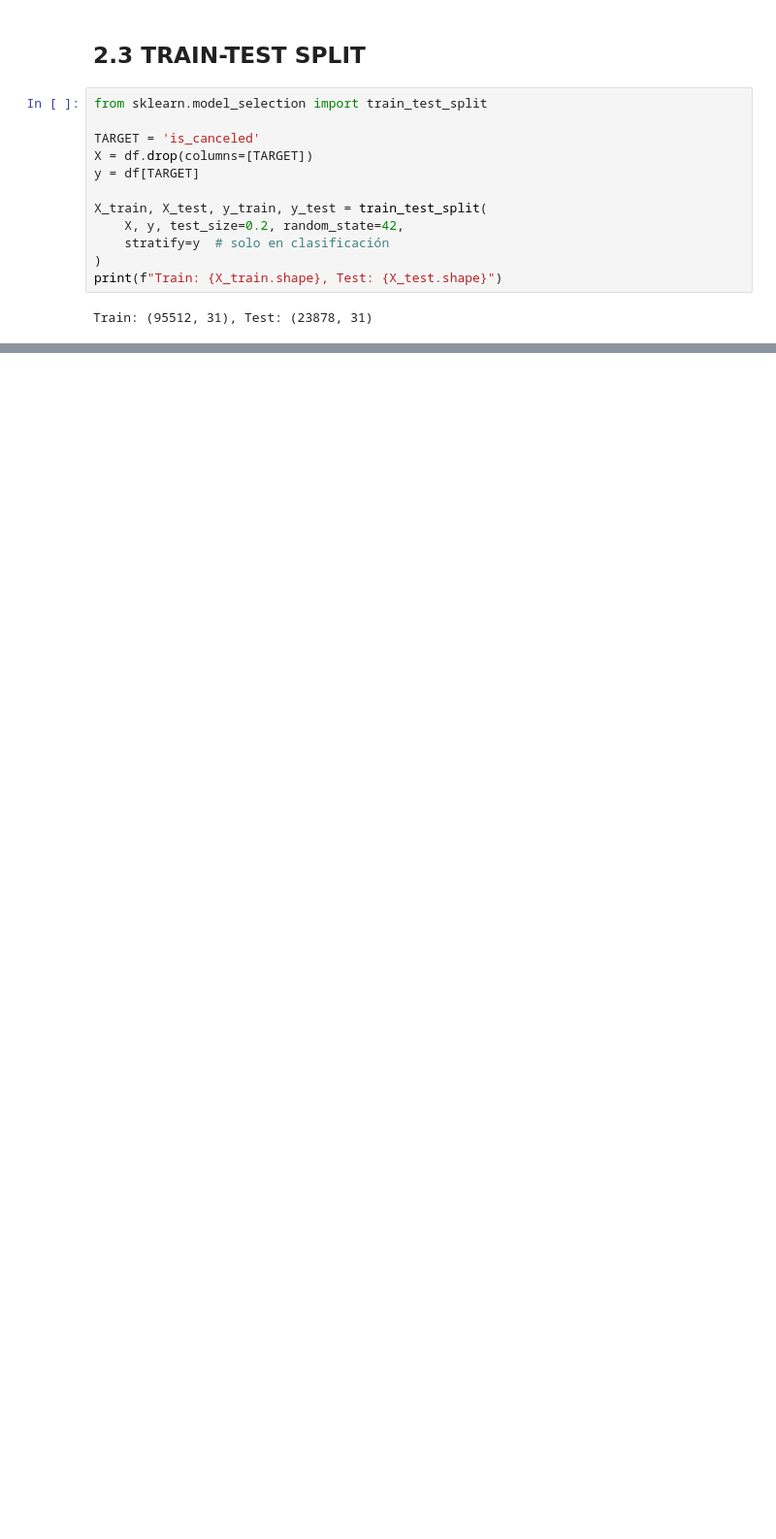
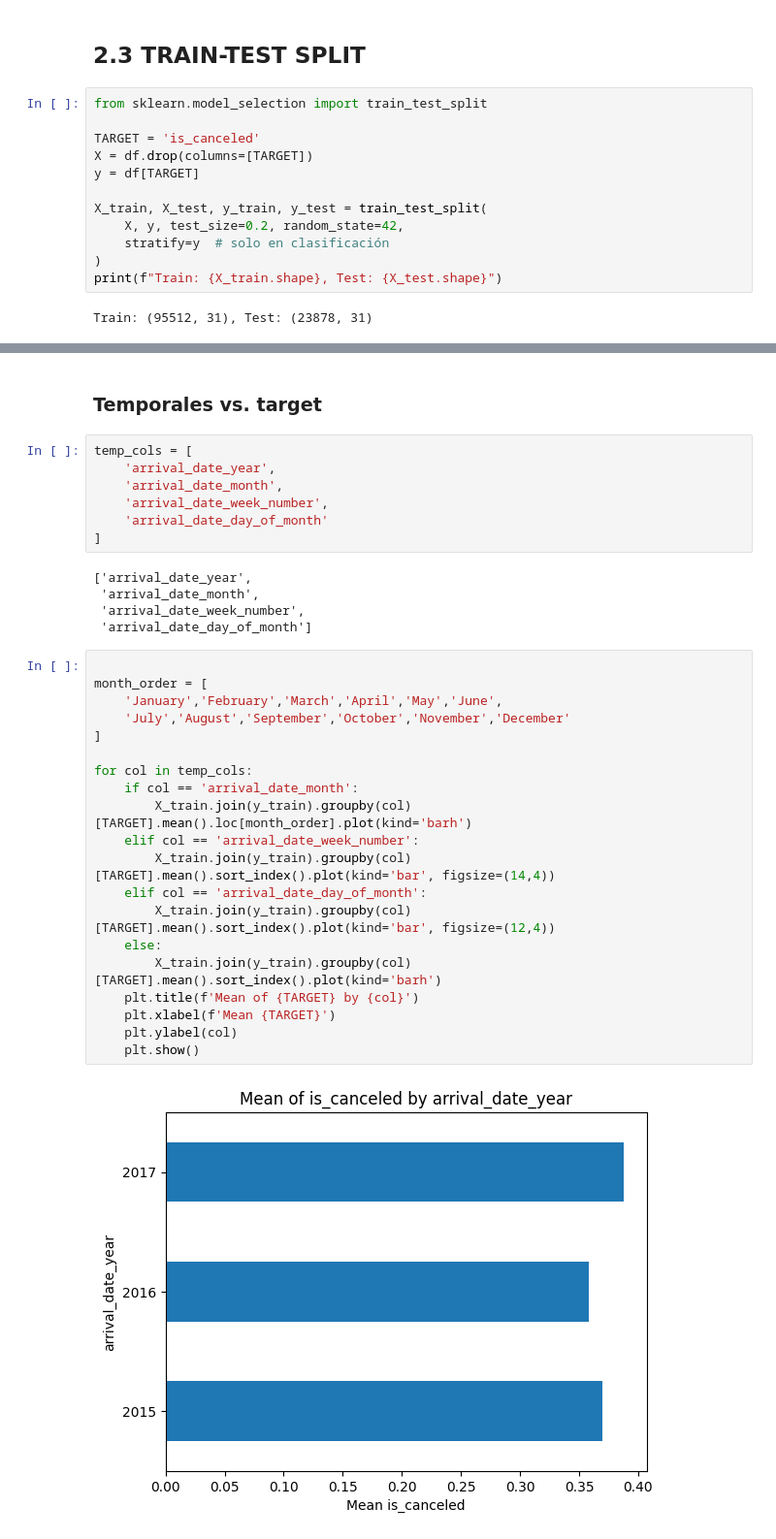
Before and after one commit to mrguezrodriguez/ML_hotel_bookings, a Jupyter notebook: main.ipynb, the cells around one changed output, grey strips where cells are left out. Shown at 97% size. Cells and saved outputs as stored; diff of their text form; blank space fills up the shorter version.

```diff
--- a/main.ipynb
+++ b/main.ipynb
@@ -236,0 +360,36 @@ Train: (95512, 31), Test: (23878, 31)
+# %% [markdown]
+### Temporales vs. target
+# %%
+temp_cols = [
+    'arrival_date_year',
+    'arrival_date_month',
+    'arrival_date_week_number',
+    'arrival_date_day_of_month'
+]
+# %% [output]
+['arrival_date_year',
+ 'arrival_date_month',
+ 'arrival_date_week_number',
+ 'arrival_date_day_of_month']
+# %%
+
+month_order = [
+    'January','February','March','April','May','June',
+    'July','August','September','October','November','December'
+]
+
+for col in temp_cols:
+    if col == 'arrival_date_month':
+        X_train.join(y_train).groupby(col)[TARGET].mean().loc[month_order].plot(kind='barh')
+    elif col == 'arrival_date_week_number':
+        X_train.join(y_train).groupby(col)[TARGET].mean().sort_index().plot(kind='bar', figsize=(14,4))
+    elif col == 'arrival_date_day_of_month':
+        X_train.join(y_train).groupby(col)[TARGET].mean().sort_index().plot(kind='bar', figsize=(12,4))
+    else:
+        X_train.join(y_train).groupby(col)[TARGET].mean().sort_index().plot(kind='barh')
+    plt.title(f'Mean of {TARGET} by {col}')
+    plt.xlabel(f'Mean {TARGET}')
+    plt.ylabel(col)
+    plt.show()
+# %% [output]
+[figure, added]
```
Also changed, not shown: parts of 24 cells of this notebook.
